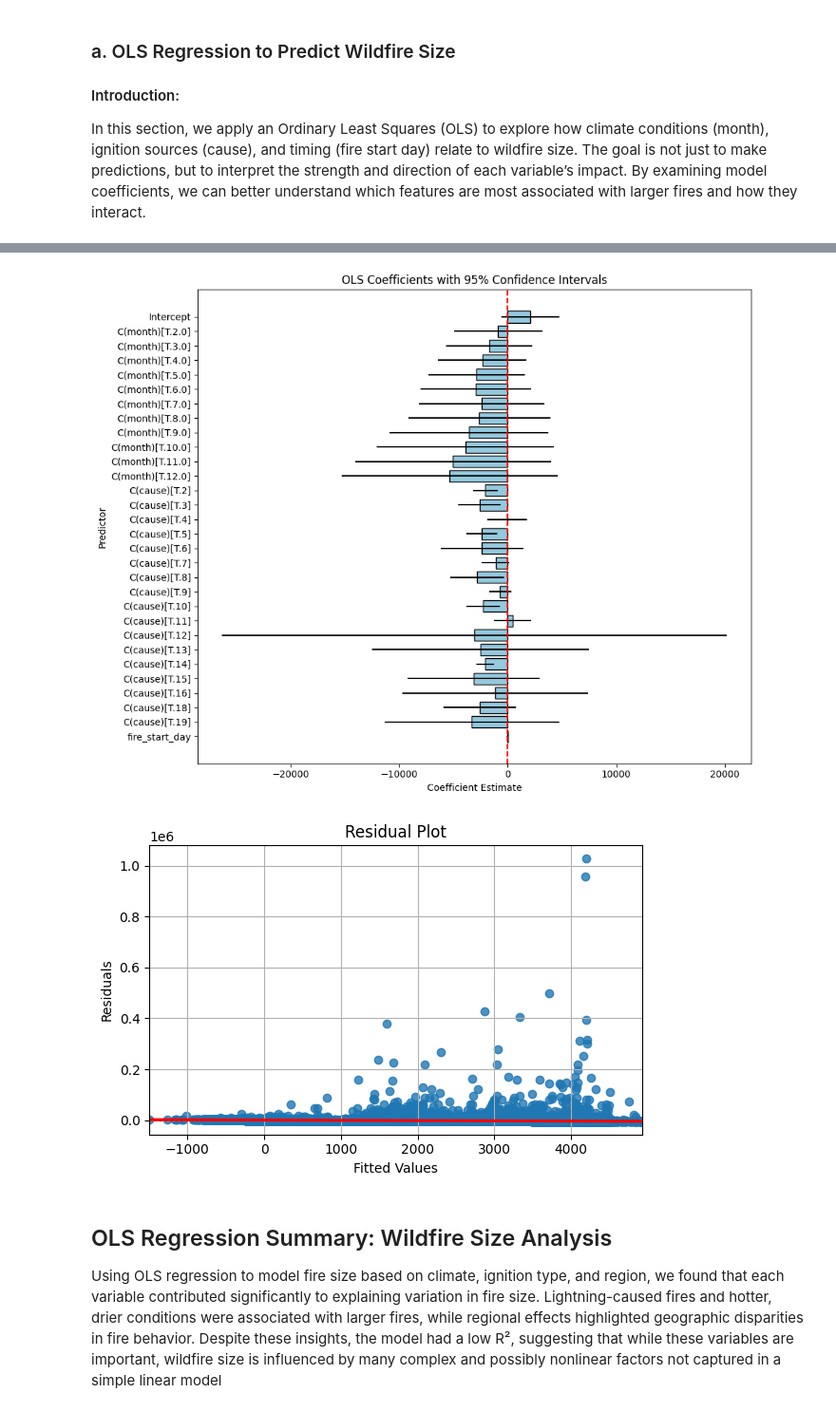
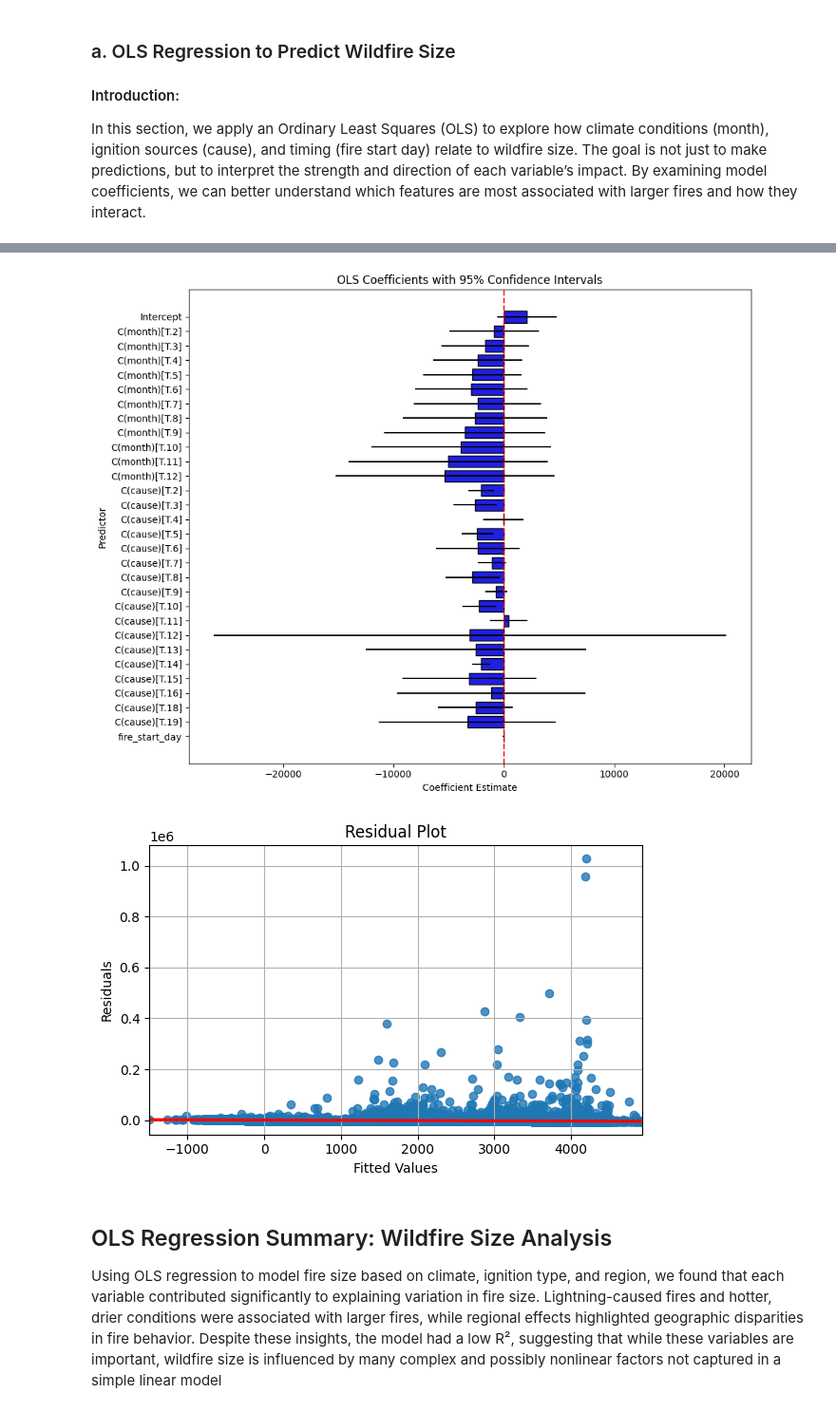
Before and after one commit to anushe-k1234/CAWildFireProject, a Jupyter notebook: 03_modeling_predictions.ipynb, the cells around one changed output, grey strips where cells are left out. Shown at 95% size. Drawn from its saved outputs; the diff is of its cells as text; code cells hidden in the pictures.

```diff
--- a/03_modeling_predictions.ipynb
+++ b/03_modeling_predictions.ipynb
@@ -79,51 +76,39 @@ Notes:
 [2] The condition number is large, 2.04e+04. This might indicate that there are
 strong multicollinearity or other numerical problems.
 # %%
-
-# Load the fire dataset
-df2 = pd.read_csv("dataset2_cleaned.csv")
-
-# Convert alarm_date to datetime and extract features
-df2['alarm_date'] = pd.to_datetime(df2['alarm_date'], errors='coerce')
-df2['fire_start_day'] = df2['alarm_date'].dt.dayofyear
-df2['month'] = df2['alarm_date'].dt.month
-
-# Drop rows with missing values in relevant columns
-df2_model = df2.dropna(subset=['gis_calculated_acres', 'fire_start_day', 'month', 'cause'])
-
 # Fit the OLS regression model
-model = smf.ols("gis_calculated_acres ~ fire_start_day + C(month) + C(cause)", data=df2_model).fit()
+model = smf.ols("gis_calculated_acres ~ fire_start_day + C(month) + C(cause)", data=df2).fit()
 
 # Extract coefficients and confidence intervals
 summary_frame = model.summary2().tables[1]
 summary_frame = summary_frame.reset_index().rename(columns={'index': 'term'})
 summary_frame['coef'] = summary_frame['Coef.']
 summary_frame['ci_lower'] = summary_frame['[0.025']
 summary_frame['ci_upper'] = summary_frame['0.975]']
 
 # Plot coefficients with confidence intervals
 plt.figure(figsize=(10, 8))
-sns.barplot(data=summary_frame, y='term', x='coef', orient='h', color='skyblue', edgecolor='black')
+sns.barplot(data=summary_frame, y='term', x='coef', orient='h', color='blue', edgecolor='black')
 for i, row in summary_frame.iterrows():
     plt.plot([row['ci_lower'], row['ci_upper']], [i, i], color='black')
 plt.axvline(0, color='red', linestyle='--')
 plt.title('OLS Coefficients with 95% Confidence Intervals')
 plt.xlabel('Coefficient Estimate')
 plt.ylabel('Predictor')
 plt.tight_layout()
 plt.show()
 
 # Residual plot
 plt.figure(figsize=(6, 4))
 sns.residplot(x=model.fittedvalues, y=model.resid, lowess=True, line_kws={'color': 'red'})
 plt.xlabel('Fitted Values')
 plt.ylabel('Residuals')
 plt.title('Residual Plot')
 plt.grid(True)
 plt.tight_layout()
 plt.show()
 # %% [output]
-[figure, old version]
+[figure, new version]
 [figure]
 # %% [markdown]
 ## OLS Regression Summary: Wildfire Size Analysis
```
Also changed, not shown: parts of 35 cells of this notebook, 2 other files.
